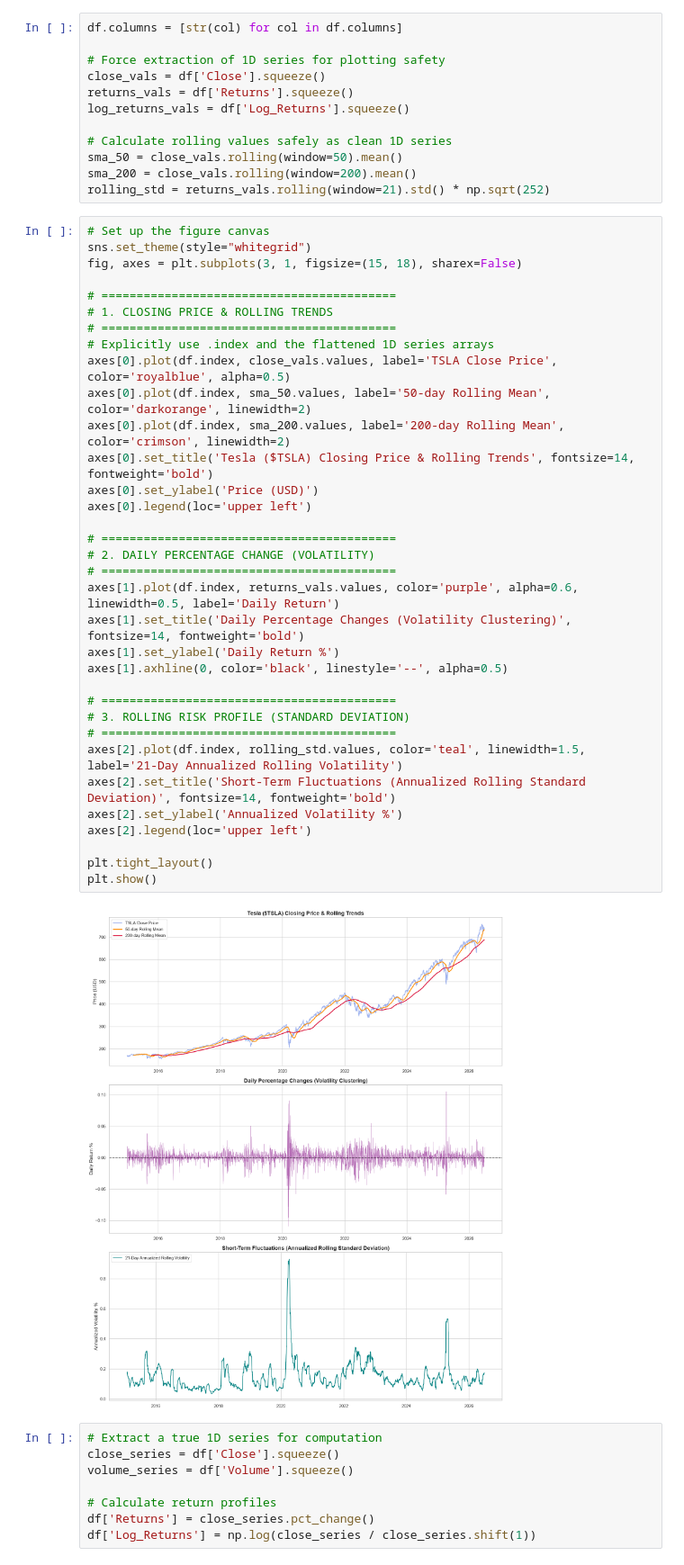
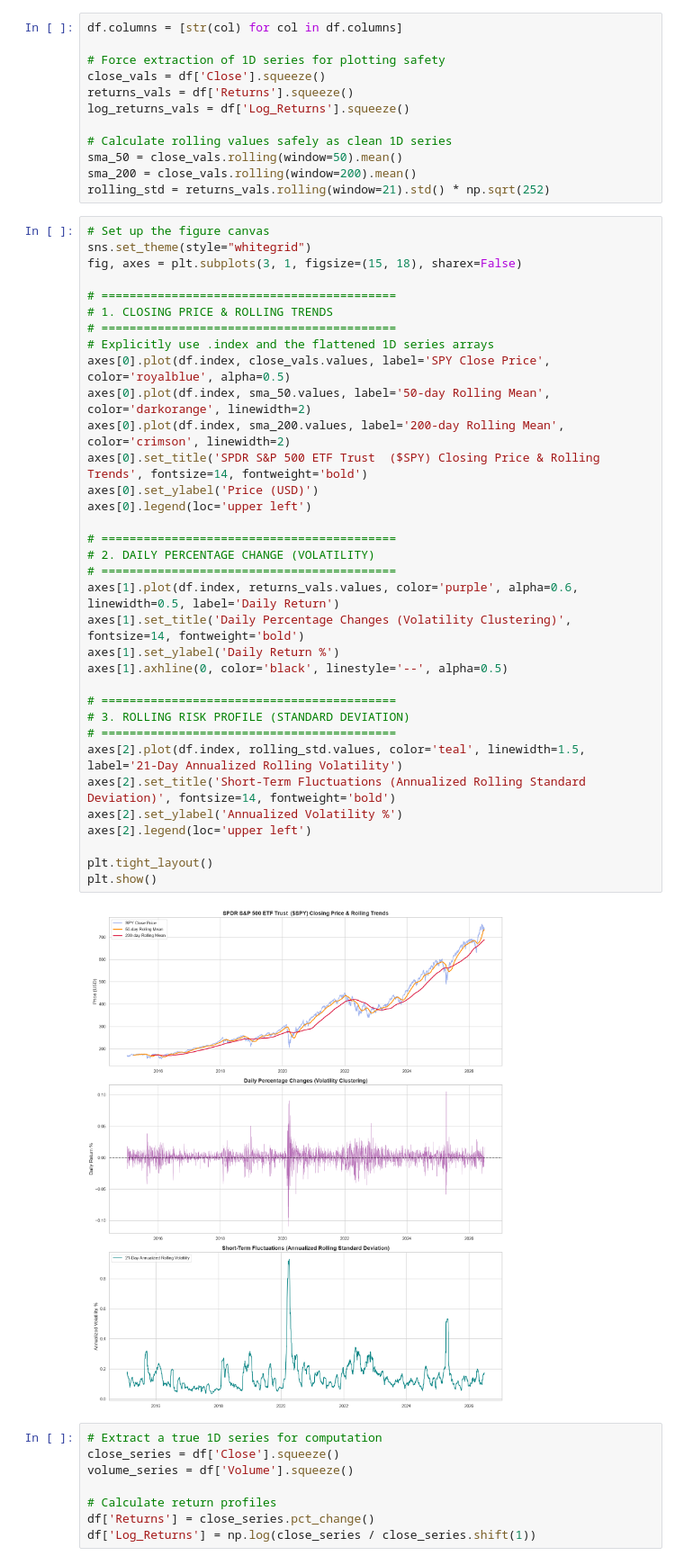
Before and after one commit to Rakeb-sys/portfolio-optimization, a Jupyter notebook: notebooks/SPY_eda.ipynb, the cells around one changed output. Shown at 90% size. Cells and saved outputs as stored; diff of their text form.

```diff
--- a/notebooks/SPY_eda.ipynb
+++ b/notebooks/SPY_eda.ipynb
@@ -197,36 +197,36 @@ sns.set_theme(style="whitegrid")
 fig, axes = plt.subplots(3, 1, figsize=(15, 18), sharex=False)
 
 # ==========================================
 # 1. CLOSING PRICE & ROLLING TRENDS
 # ==========================================
 # Explicitly use .index and the flattened 1D series arrays
-axes[0].plot(df.index, close_vals.values, label='TSLA Close Price', color='royalblue', alpha=0.5)
+axes[0].plot(df.index, close_vals.values, label='SPY Close Price', color='royalblue', alpha=0.5)
 axes[0].plot(df.index, sma_50.values, label='50-day Rolling Mean', color='darkorange', linewidth=2)
 axes[0].plot(df.index, sma_200.values, label='200-day Rolling Mean', color='crimson', linewidth=2)
-axes[0].set_title('Tesla ($TSLA) Closing Price & Rolling Trends', fontsize=14, fontweight='bold')
+axes[0].set_title('SPDR S&P 500 ETF Trust  ($SPY) Closing Price & Rolling Trends', fontsize=14, fontweight='bold')
 axes[0].set_ylabel('Price (USD)')
 axes[0].legend(loc='upper left')
 
 # ==========================================
 # 2. DAILY PERCENTAGE CHANGE (VOLATILITY)
 # ==========================================
 axes[1].plot(df.index, returns_vals.values, color='purple', alpha=0.6, linewidth=0.5, label='Daily Return')
 axes[1].set_title('Daily Percentage Changes (Volatility Clustering)', fontsize=14, fontweight='bold')
 axes[1].set_ylabel('Daily Return %')
 axes[1].axhline(0, color='black', linestyle='--', alpha=0.5)
 
 # ==========================================
 # 3. ROLLING RISK PROFILE (STANDARD DEVIATION)
 # ==========================================
 axes[2].plot(df.index, rolling_std.values, color='teal', linewidth=1.5, label='21-Day Annualized Rolling Volatility')
 axes[2].set_title('Short-Term Fluctuations (Annualized Rolling Standard Deviation)', fontsize=14, fontweight='bold')
 axes[2].set_ylabel('Annualized Volatility %')
 axes[2].legend(loc='upper left')
 
 plt.tight_layout()
 plt.show()
 # %% [output]
-[figure, old version]
+[figure, new version]
 # %%
 # Extract a true 1D series for computation
 close_series = df['Close'].squeeze()
```
Also changed, not shown: 2 other files.
